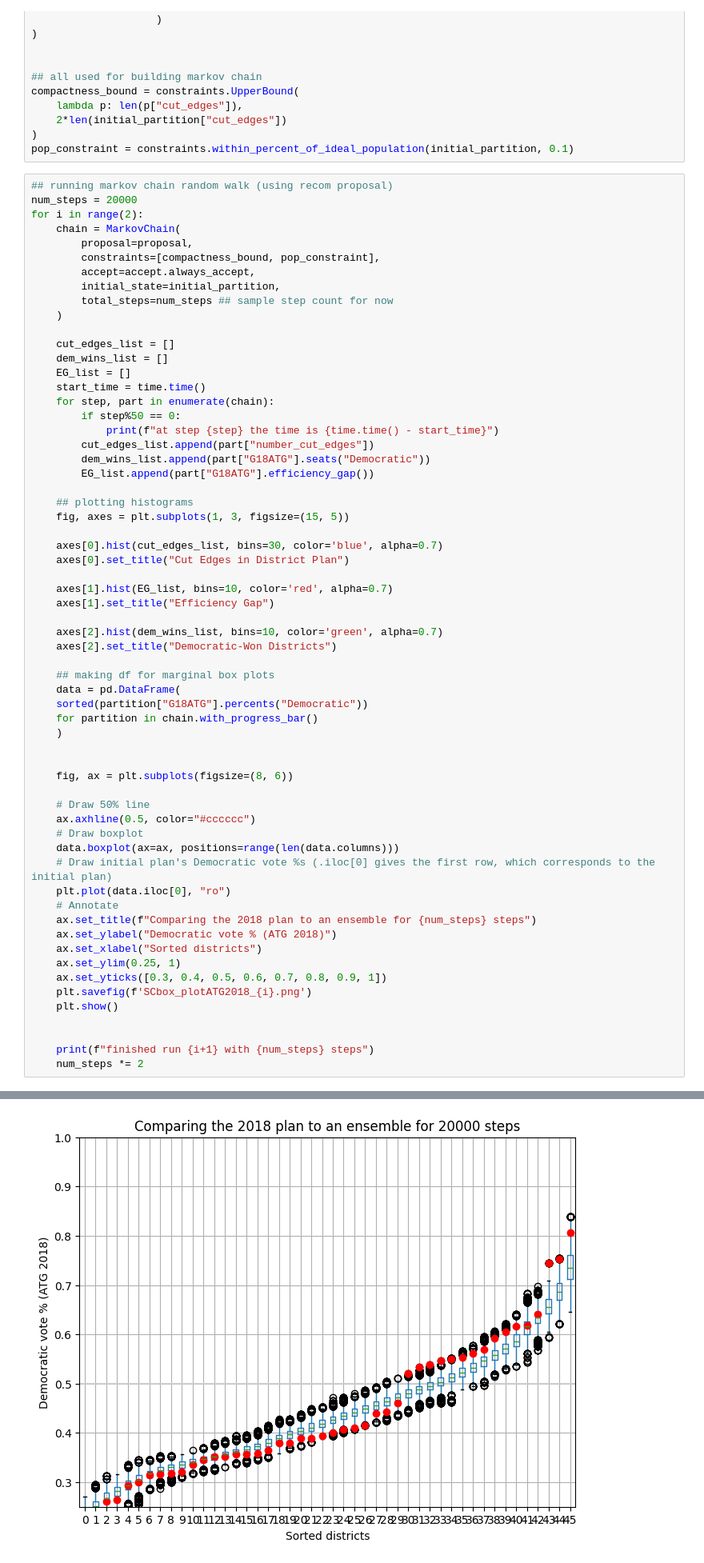
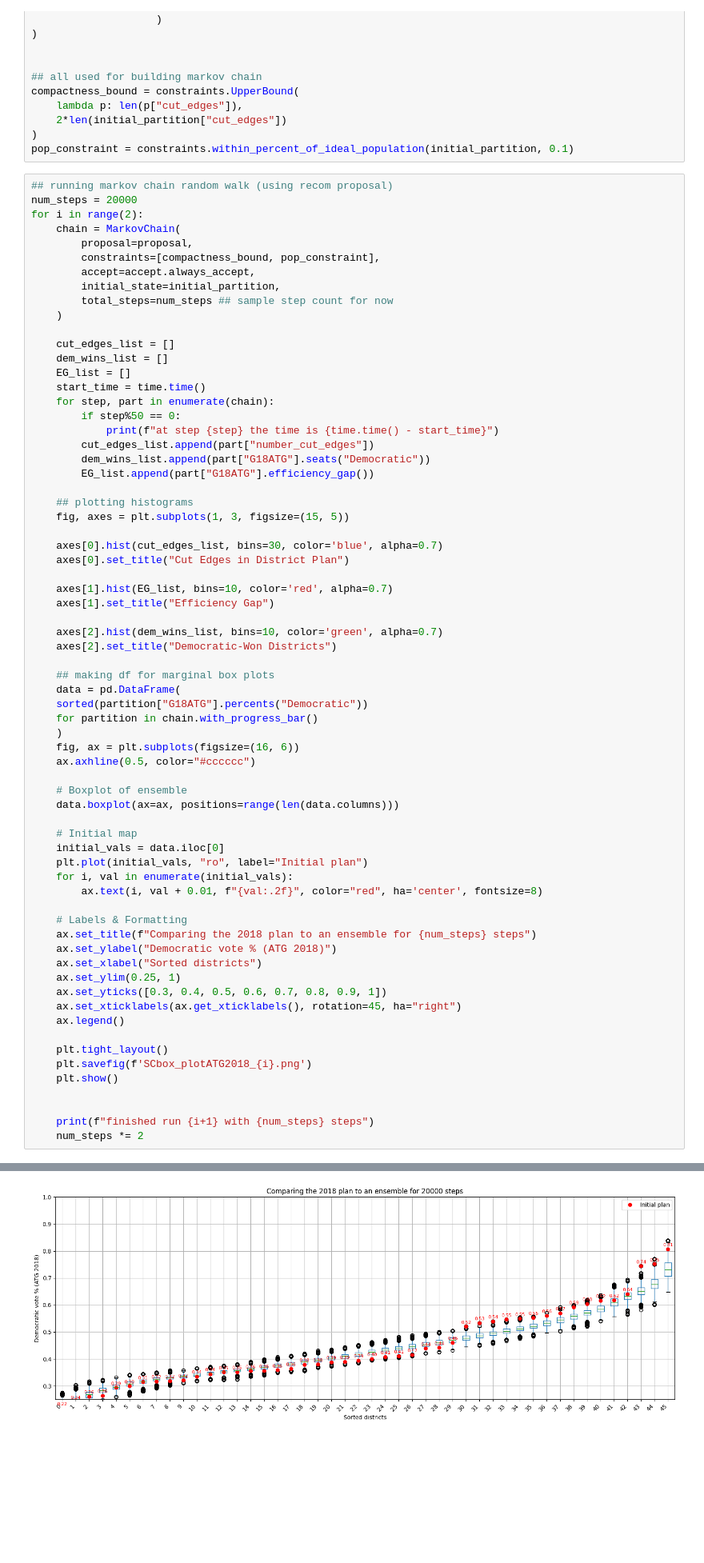
Before and after one commit to laurencelo1/gerrymandering-analysis, a Jupyter notebook: SC_2018_markov_chain.ipynb, the cells around one changed output, grey strips where cells are left out. Shown at 80% size. Saved outputs shown, nothing was run; the diff lists cells and outputs as text; blank space fills up the shorter version.

Commit message:
editing top-level markdown cells, extended marginal box plots, ran longer short burst

```diff
--- a/SC_2018_markov_chain.ipynb
+++ b/SC_2018_markov_chain.ipynb
@@ -142,22 +181,28 @@ for i in range(2):
     sorted(partition["G18ATG"].percents("Democratic"))
     for partition in chain.with_progress_bar()
     )
+    fig, ax = plt.subplots(figsize=(16, 6))
+    ax.axhline(0.5, color="#cccccc")
 
+    # Boxplot of ensemble
+    data.boxplot(ax=ax, positions=range(len(data.columns)))
 
-    fig, ax = plt.subplots(figsize=(8, 6))
+    # Initial map
+    initial_vals = data.iloc[0]
+    plt.plot(initial_vals, "ro", label="Initial plan")
+    for i, val in enumerate(initial_vals):
+        ax.text(i, val + 0.01, f"{val:.2f}", color="red", ha='center', fontsize=8)
 
-    # Draw 50% line
-    ax.axhline(0.5, color="#cccccc")
-    # Draw boxplot
-    data.boxplot(ax=ax, positions=range(len(data.columns)))
-    # Draw initial plan's Democratic vote %s (.iloc[0] gives the first row, which corresponds to the initial plan)
-    plt.plot(data.iloc[0], "ro")
-    # Annotate
+    # Labels & Formatting
     ax.set_title(f"Comparing the 2018 plan to an ensemble for {num_steps} steps")
     ax.set_ylabel("Democratic vote % (ATG 2018)")
     ax.set_xlabel("Sorted districts")
     ax.set_ylim(0.25, 1)
     ax.set_yticks([0.3, 0.4, 0.5, 0.6, 0.7, 0.8, 0.9, 1])
+    ax.set_xticklabels(ax.get_xticklabels(), rotation=45, ha="right")
+    ax.legend()
+
+    plt.tight_layout()
     plt.savefig(f'SCbox_plotATG2018_{i}.png')
     plt.show()
 
@@ -186 +231 @@ at step 19950 the time is 111.89022922515869
-[figure, old version]
+[figure, new version]
```
Also changed, not shown: parts of 2 cells of this notebook, 3 other files.
